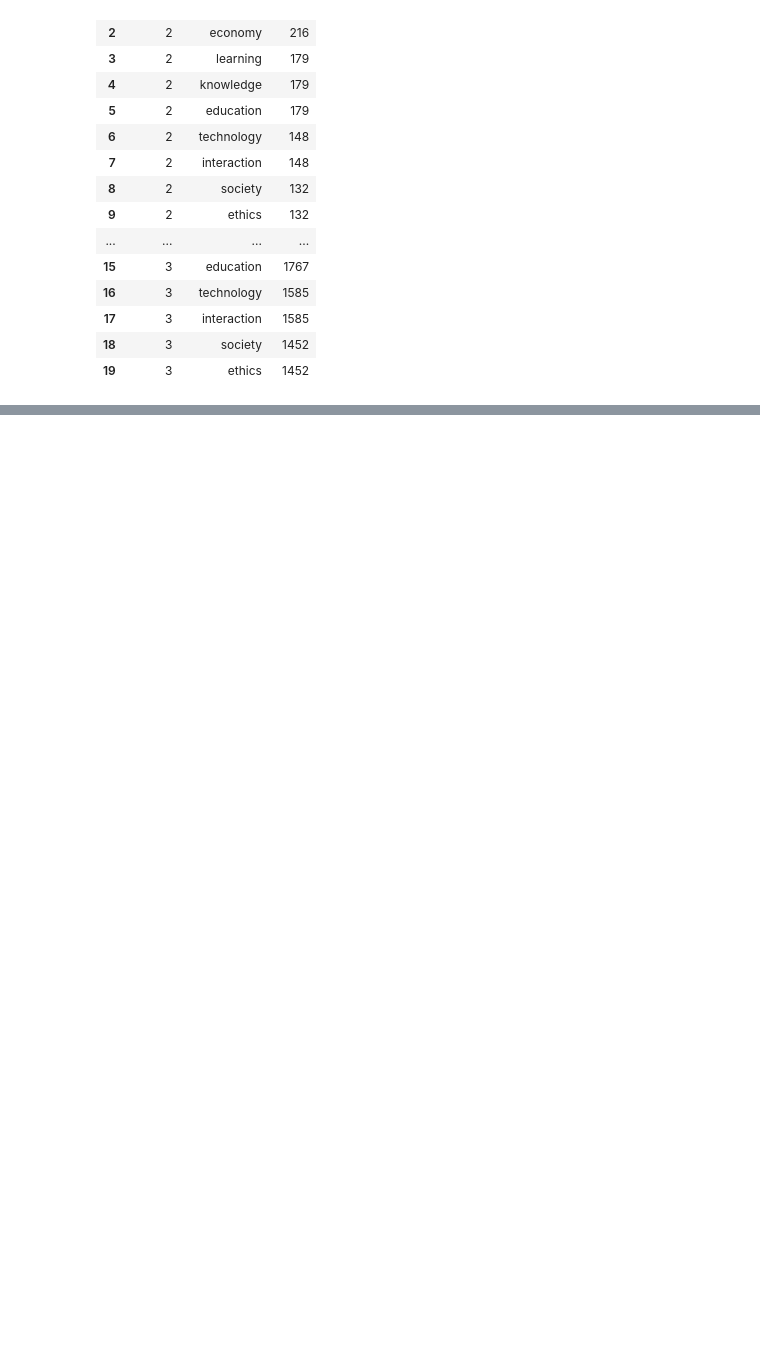
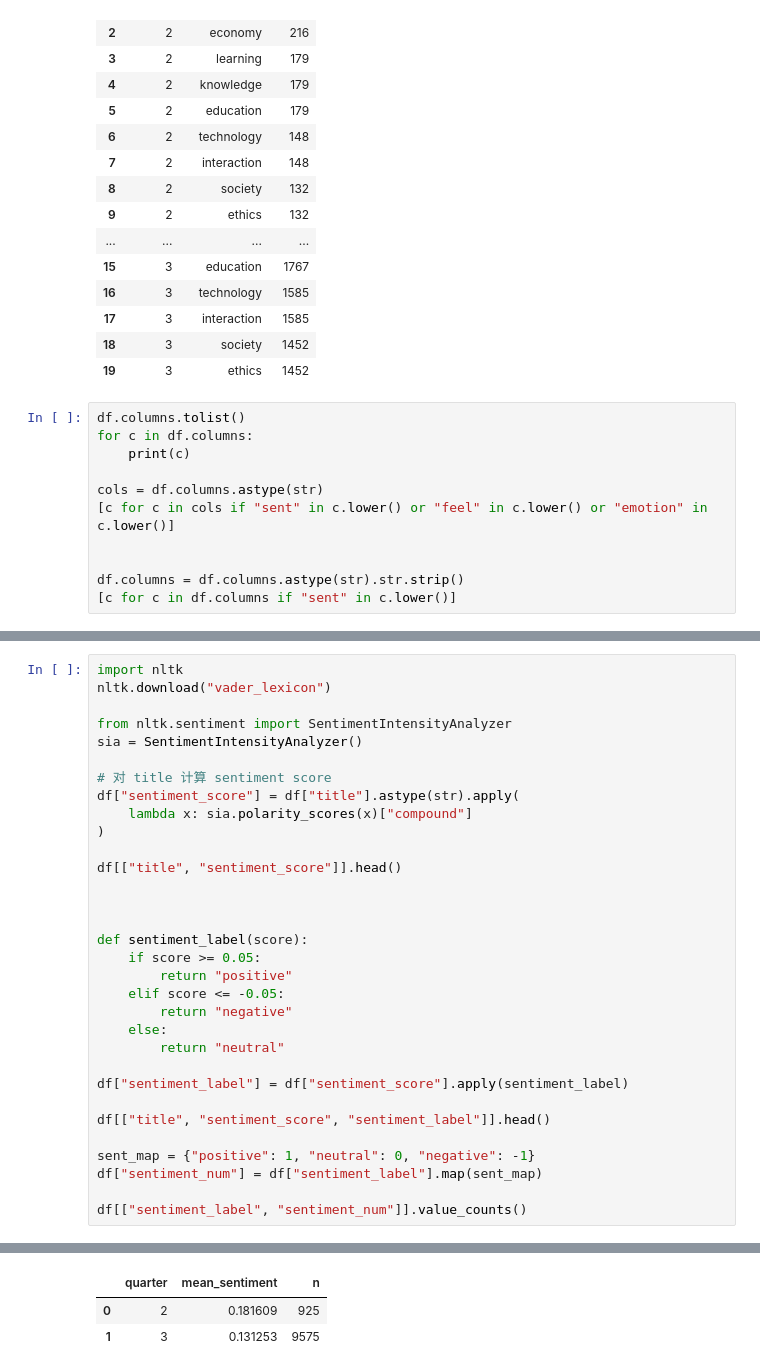
Before and after one commit to maggieweiq-choco/Raise-26, a Jupyter notebook: Raise 26 Test_1.ipynb, the cells around one changed output, grey strips where cells are left out. Drawn from its saved outputs; the diff is of its cells as text; blank space fills up the shorter version.

```diff
--- a/Raise 26 Test_1.ipynb
+++ b/Raise 26 Test_1.ipynb
@@ -338,3 +338,14 @@ top_by_quarter.sort_values(["quarter", "count"], ascending=[True, False]).head(5
 | 17 | 3 | interaction | 1585 |
 | 18 | 3 | society | 1452 |
 | 19 | 3 | ethics | 1452 |
+# %%
+df.columns.tolist()
+for c in df.columns:
+    print(c)
+
+cols = df.columns.astype(str)
+[c for c in cols if "sent" in c.lower() or "feel" in c.lower() or "emotion" in c.lower()]
+
+
+df.columns = df.columns.astype(str).str.strip()
+[c for c in df.columns if "sent" in c.lower()]
@@ -340,0 +373,33 @@ top_by_quarter.sort_values(["quarter", "count"], ascending=[True, False]).head(5
+# %%
+import nltk
+nltk.download("vader_lexicon")
+
+from nltk.sentiment import SentimentIntensityAnalyzer
+sia = SentimentIntensityAnalyzer()
+
+# 对 title 计算 sentiment score
+df["sentiment_score"] = df["title"].astype(str).apply(
+    lambda x: sia.polarity_scores(x)["compound"]
+)
+
+df[["title", "sentiment_score"]].head()
+
+
+
+def sentiment_label(score):
+    if score >= 0.05:
+        return "positive"
+    elif score <= -0.05:
+        return "negative"
+    else:
+        return "neutral"
+
+df["sentiment_label"] = df["sentiment_score"].apply(sentiment_label)
+
+df[["title", "sentiment_score", "sentiment_label"]].head()
+
+sent_map = {"positive": 1, "neutral": 0, "negative": -1}
+df["sentiment_num"] = df["sentiment_label"].map(sent_map)
+
+df[["sentiment_label", "sentiment_num"]].value_counts()
+# %% [output]
@@ -340,0 +409,3 @@ top_by_quarter.sort_values(["quarter", "count"], ascending=[True, False]).head(5
+|  | quarter | mean_sentiment | n |
+| 0 | 2 | 0.181609 | 925 |
+| 1 | 3 | 0.131253 | 9575 |
```
Also changed, not shown: parts of 8 cells of this notebook.
